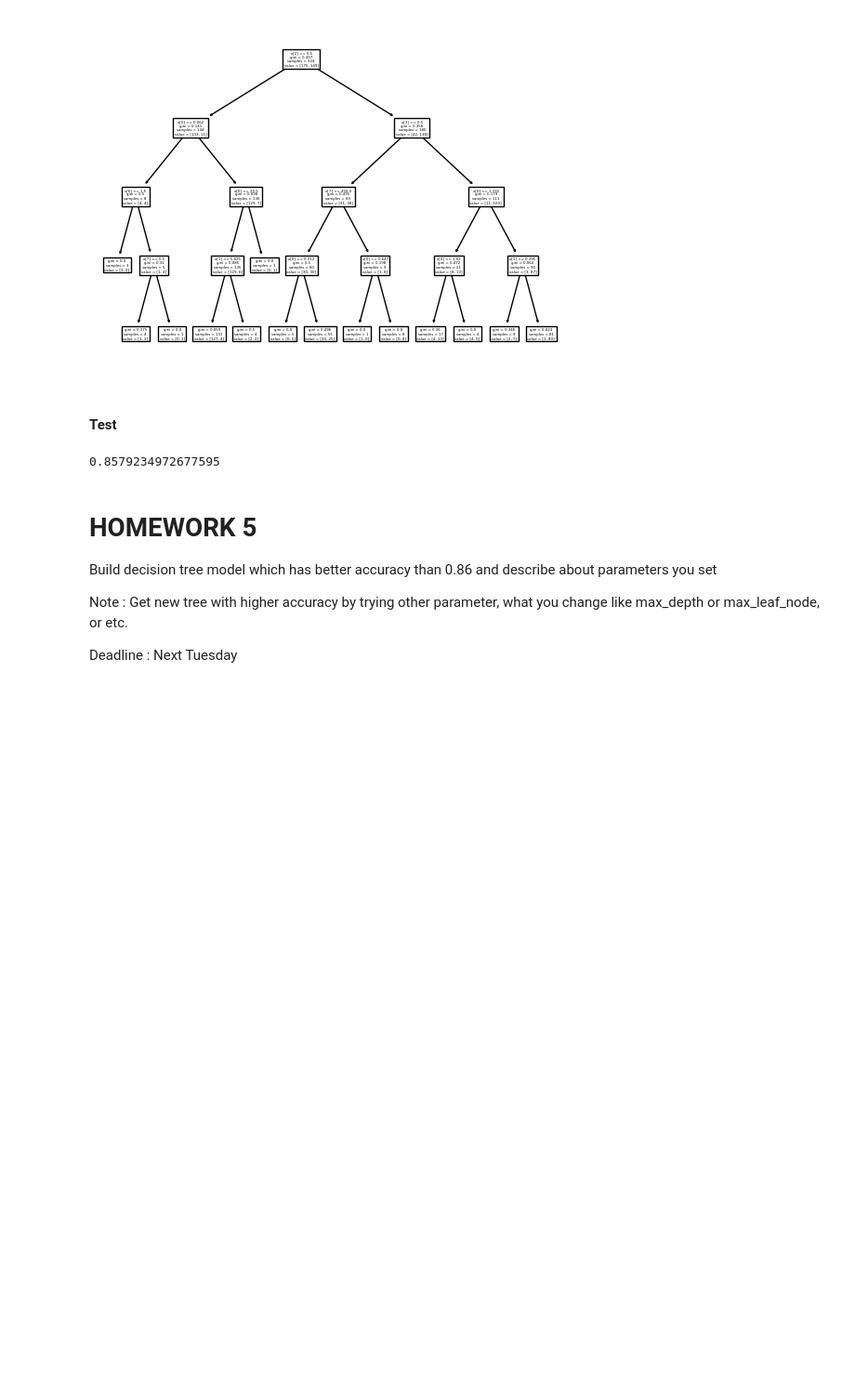
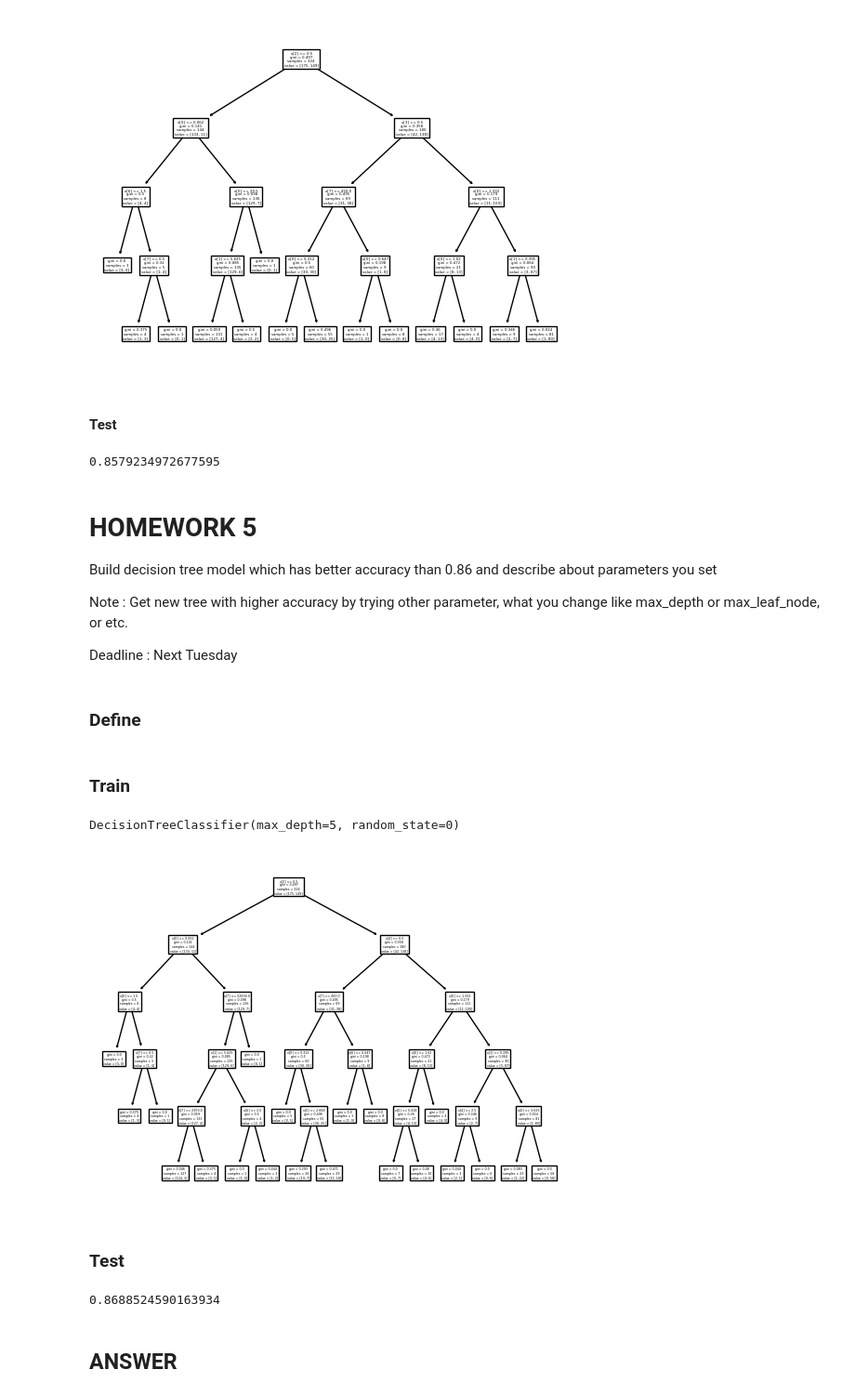
Before and after one commit to oktsadwikar/DPDM2023, a Jupyter notebook: Classification.ipynb, the cells around one changed output. Shown at 93% size. Saved outputs shown, nothing was run; the diff lists cells and outputs as text; code cells hidden in the pictures; blank space fills up the shorter version.

Commit message:
Answering Homework 5

```diff
--- a/Classification.ipynb
+++ b/Classification.ipynb
@@ -248,3 +248,13 @@ Build decision tree model which has better accuracy than 0.86 and describe about
 Note : Get new tree with higher accuracy by trying other parameter, what you change like max_depth or max_leaf_node, or etc.
 
 Deadline : Next Tuesday
+# %% [markdown]
+### Define
+# %%
+Dtree3 = DecisionTreeClassifier(max_depth = 5, random_state = 0)
+# %% [markdown]
+### Train
+# %%
+Dtree3.fit(X_train,Y_train)
+# %% [output]
+DecisionTreeClassifier(max_depth=5, random_state=0)
@@ -250,0 +263,6 @@ Deadline : Next Tuesday
+# %%
+tree.plot_tree(Dtree3);
+# %% [output]
+[figure, added]
+# %% [markdown]
+### Test
@@ -250,0 +271,6 @@ Deadline : Next Tuesday
+# %%
+accuracy_score(Y_test,y_predict3)
+# %% [output]
+0.8688524590163934
+# %% [markdown]
+## ANSWER
```
Also changed, not shown: parts of 12 cells of this notebook.
